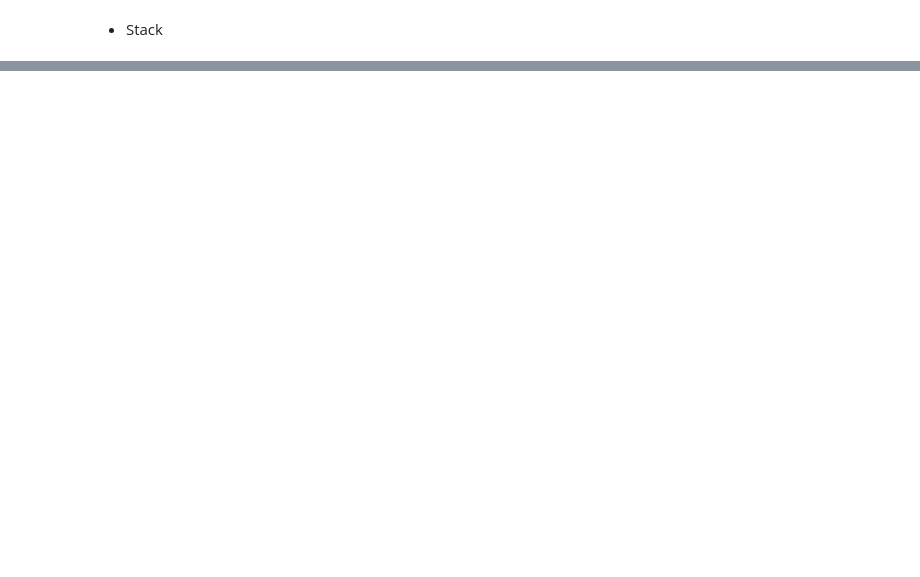
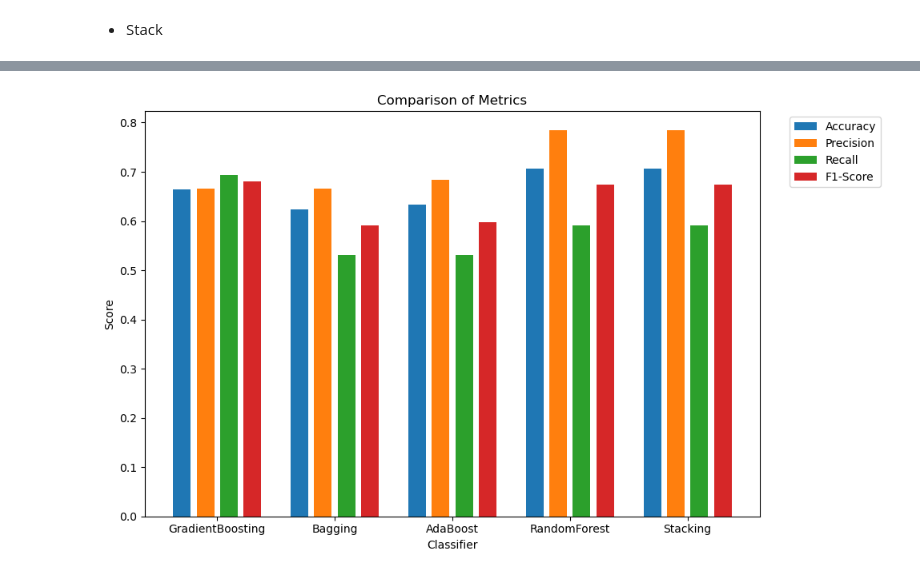
Before and after one commit to phanhoang1205/project-machine-learning, a Jupyter notebook: Cau2/Classification.ipynb, the cells around one changed output, grey strips where cells are left out. Drawn from its saved outputs; the diff is of its cells as text; code cells hidden in the pictures; blank space fills up the shorter version.

```diff
--- a/Cau2/Classification.ipynb
+++ b/Cau2/Classification.ipynb
@@ -317,0 +427,7 @@ weighted avg       0.66      0.66      0.66       191
+# %%
+ada_accuracy = accuracy_score(Y_test, Y_pred)
+ada_precision = precision_score(Y_test, Y_pred)
+ada_recall = recall_score(Y_test, Y_pred)
+ada_f1 = f1_score(Y_test, Y_pred)
+
+print(classification_report(Y_test, Y_pred))
@@ -354,0 +469,7 @@ weighted avg       0.74      0.73      0.73       191
+# %%
+se_accuracy = accuracy_score(Y_test, Y_pred)
+se_precision = precision_score(Y_test, Y_pred)
+se_recall = recall_score(Y_test, Y_pred)
+se_f1 = f1_score(Y_test, Y_pred)
+
+print(classification_report(Y_test, Y_pred))
@@ -354,0 +515,48 @@ weighted avg       0.74      0.73      0.73       191
+# %%
+rf_accuracy = accuracy_score(Y_test, Y_pred)
+rf_precision = precision_score(Y_test, Y_pred)
+rf_recall = recall_score(Y_test, Y_pred)
+rf_f1 = f1_score(Y_test, Y_pred)
+# %%
+
+metrics = {
+    'GradientBoosting': {
+        'Accuracy': ge_accuracy,
+        'Precision': ge_precision,
+        'Recall': ge_recall,
+        'F1-Score': ge_f1
+    },
+
+
+    'Bagging': {
+        'Accuracy': be_accuracy,
+        'Precision': be_precision,
+        'Recall': be_recall,
+        'F1-Score': be_f1
+    },
+
+    'AdaBoost': {
+        'Accuracy': ada_accuracy,
+        'Precision': ada_precision,
+        'Recall': ada_recall,
+        'F1-Score': ada_f1
+    },
+
+    'RandomForest': {
+        'Accuracy': rf_accuracy,
+        'Precision': rf_precision,
+        'Recall': rf_recall,
+        'F1-Score': rf_f1
+    },
+
+    'Stacking': {
+        'Accuracy': se_accuracy,
+        'Precision': se_precision,
+        'Recall': se_recall,
+        'F1-Score': se_f1
+    }
+}
+
+visualize_metrics(metrics=metrics)
+# %% [output]
+[figure, added]
```
Also changed, not shown: parts of 30 cells of this notebook, 3 other files.
